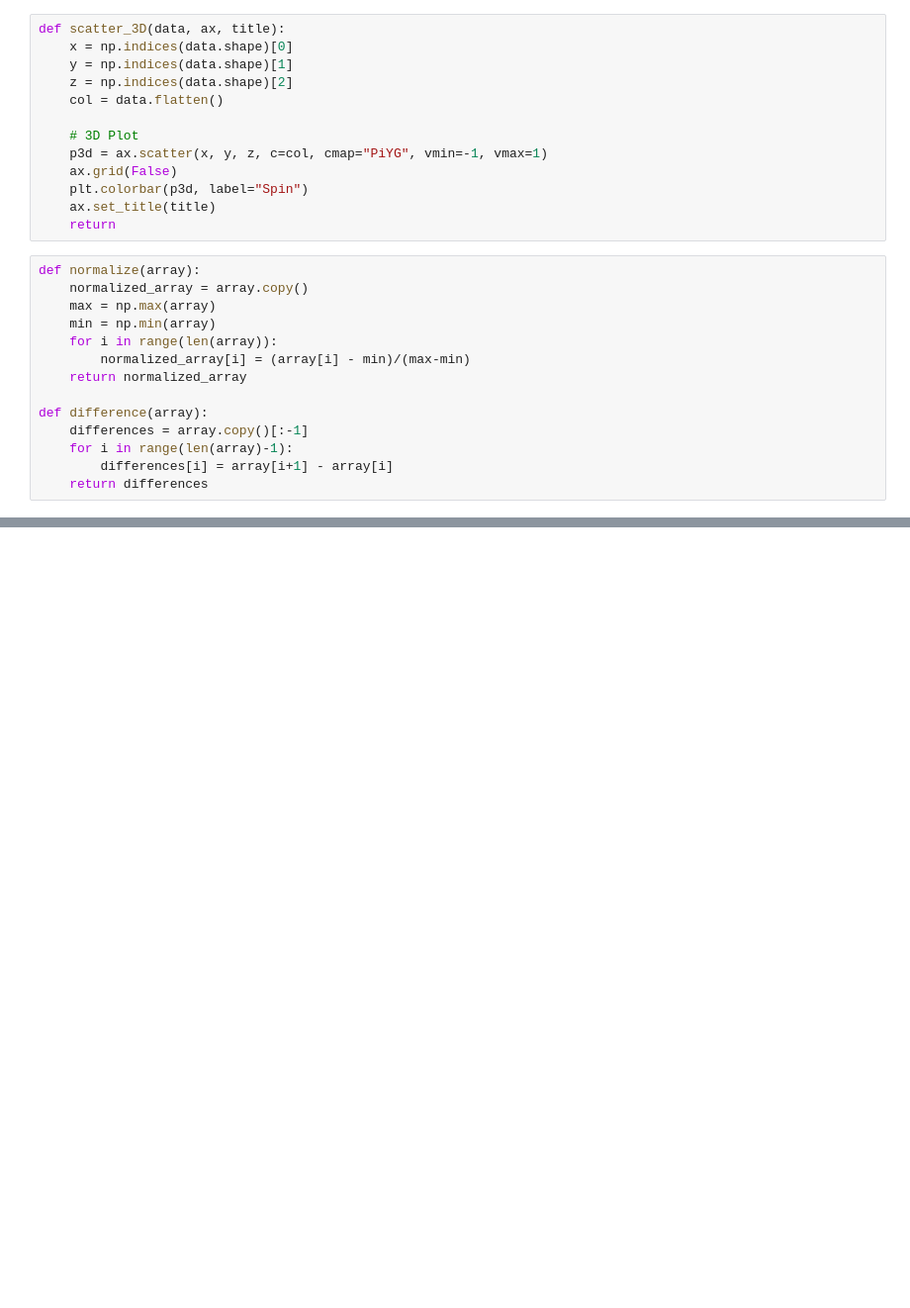
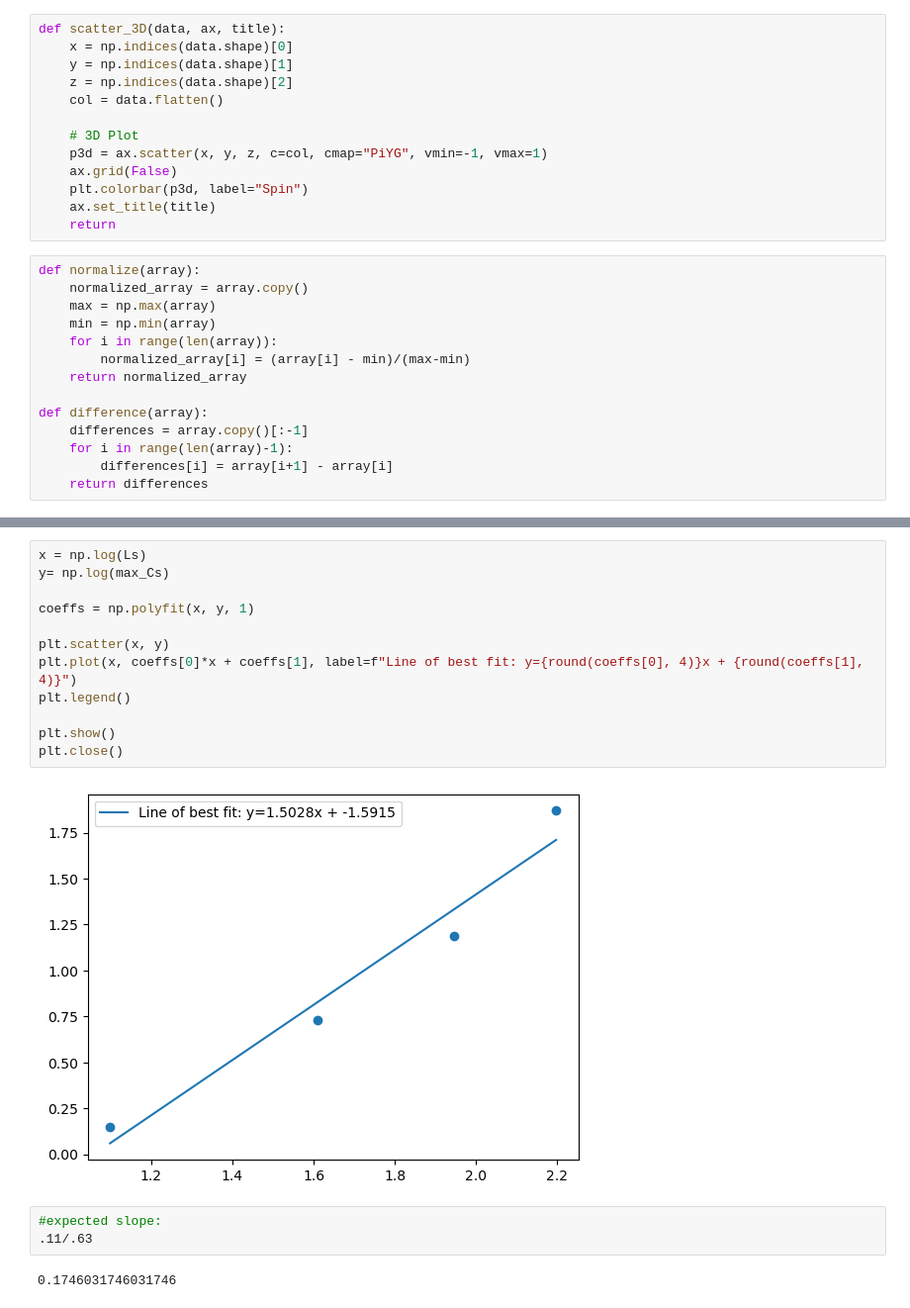
Before and after one commit to PHYS-5201-Final/IsingModel, a Jupyter notebook: 3DIsing.ipynb, the cells around one changed output, grey strips where cells are left out. Shown: that part at 99% size. Drawn from its saved outputs; the diff is of its cells as text; blank space fills up the shorter version.

```diff
--- a/3DIsing.ipynb
+++ b/3DIsing.ipynb
@@ -222,0 +293,19 @@ plt.close()
+# %%
+x = np.log(Ls)
+y= np.log(max_Cs)
+
+coeffs = np.polyfit(x, y, 1)
+
+plt.scatter(x, y)
+plt.plot(x, coeffs[0]*x + coeffs[1], label=f"Line of best fit: y={round(coeffs[0], 4)}x + {round(coeffs[1], 4)}")
+plt.legend()
+
+plt.show()
+plt.close()
+# %% [output]
+[figure, added]
+# %%
+#expected slope:
+.11/.63
+# %% [output]
+0.1746031746031746
```
Also changed, not shown: parts of 6 cells of this notebook.
